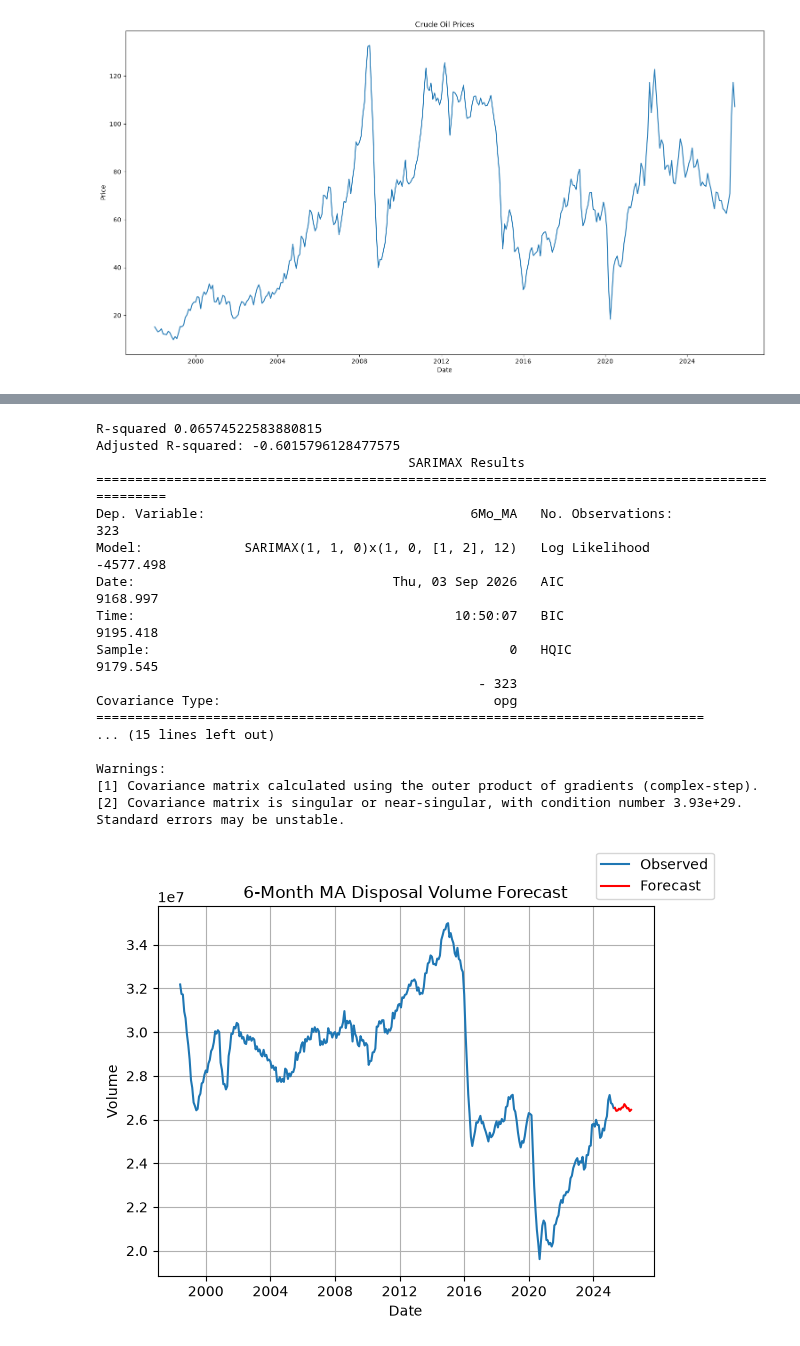
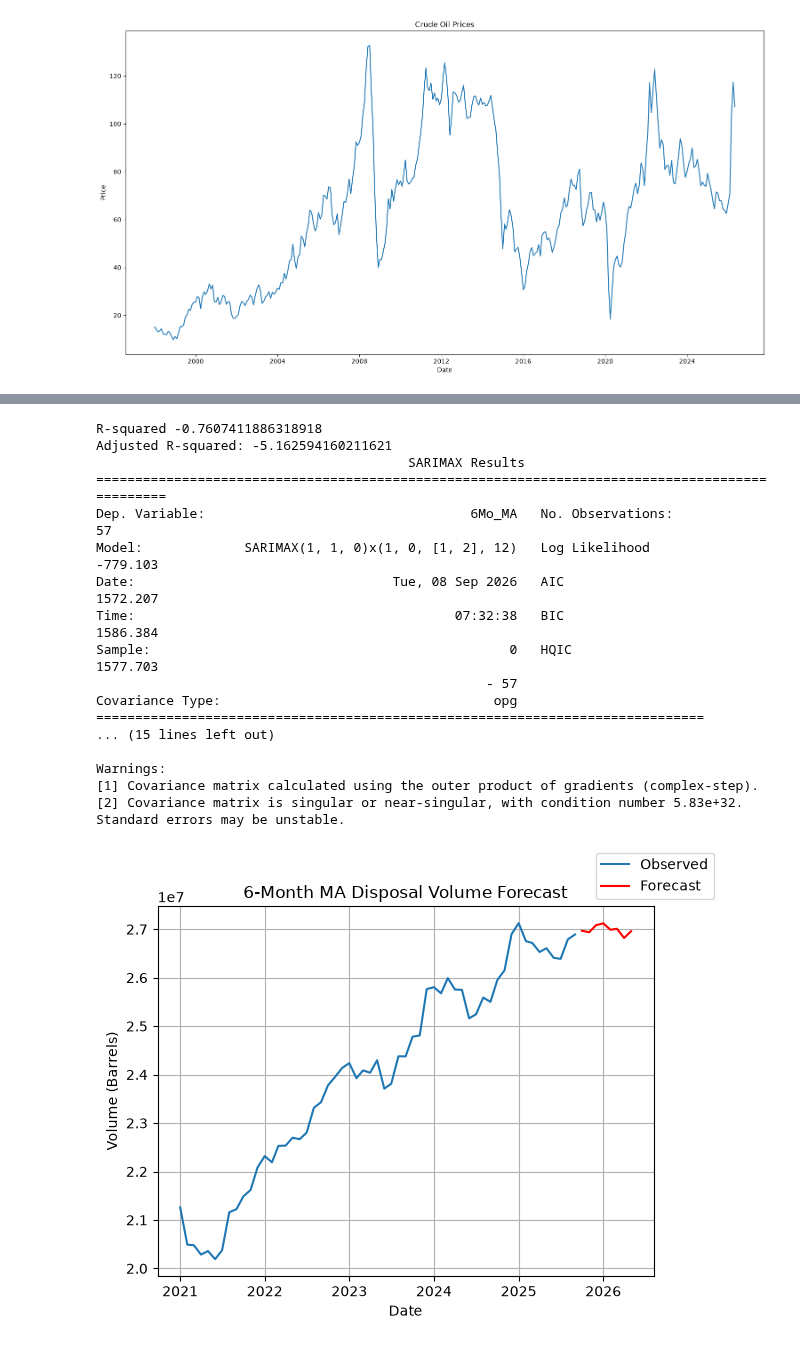
Before and after one commit to L0GN82/SARIMA, a Jupyter notebook: SARIMA with EXO.ipynb, the cells around one changed output, grey strips where cells are left out. Saved outputs shown, nothing was run; the diff lists cells and outputs as text; code cells hidden in the pictures.

```diff
--- a/SARIMA with EXO.ipynb
+++ b/SARIMA with EXO.ipynb
@@ -797,11 +1183,11 @@ mask = (monthly_water_vols['Date'] >= '1998-01-01') & (monthly_water_vols['Date'
 subset = monthly_water_vols[mask]
 
 #Assigning Training data set
-training_mask = (subset['Date'] >= '1998-01-01') & (subset['Date'] <= '2025-04-01')
+training_mask = (subset['Date'] >= '2021-01-01') & (subset['Date'] <= '2025-09-01')
 training = subset[training_mask]
 
 #Assigning Validation data
-validation_mask = (subset['Date'] >= '2025-05-01') & (subset['Date'] <= '2026-05-01')
+validation_mask = (subset['Date'] >= '2025-10-01') & (subset['Date'] <= '2026-05-01')
 validation = subset[validation_mask]
 
 #SARIMAX model takes in the training data with two exogenous variables
@@ -813,41 +1199,41 @@ model = SARIMAX(
     seasonal_order = (1,0,2,12)
 
 )
 results = model.fit()
 forecast_periods = len(validation)
 forecast = results.forecast(forecast_periods, exog = validation[['Barrels', 'Price']])
 r_squared = R_squared(validation['6Mo_MA'], forecast)
 adjusted = adj_R_squared(validation['6Mo_MA'], forecast, monthly_water_vols)
 
 print(f'R-squared {r_squared}')
 print(f'Adjusted R-squared: {adjusted}')
 print(results.summary())
 
 fig, ax = plt.subplots()
 ax.plot(training['Date'], training['6Mo_MA'], label='Observed')
 ax.plot(validation['Date'], forecast, label='Forecast', color='red')
 ax.set_title("6-Month MA Disposal Volume Forecast")
 ax.set_xlabel("Date")
-ax.set_ylabel("Volume")
+ax.set_ylabel("Volume (Barrels)")
 ax.grid()
 fig.legend()
 fig.show()
 # %% [output]
-R-squared 0.06574522583880815
-Adjusted R-squared: -0.6015796128477575
+R-squared -0.7607411886318918
+Adjusted R-squared: -5.162594160211621
                                         SARIMAX Results
 ===============================================================================================
-Dep. Variable:                                  6Mo_MA   No. Observations:                  323
-Model:             SARIMAX(1, 1, 0)x(1, 0, [1, 2], 12)   Log Likelihood               -4577.498
-Date:                                 Thu, 03 Sep 2026   AIC                           9168.997
-Time:                                         10:50:07   BIC                           9195.418
-Sample:                                              0   HQIC                          9179.545
-                                                 - 323
+Dep. Variable:                                  6Mo_MA   No. Observations:                   57
+Model:             SARIMAX(1, 1, 0)x(1, 0, [1, 2], 12)   Log Likelihood                -779.103
+Date:                                 Tue, 08 Sep 2026   AIC                           1572.207
+Time:                                         07:32:38   BIC                           1586.384
+Sample:                                              0   HQIC                          1577.703
+                                                  - 57
 Covariance Type:                                   opg
 ==============================================================================
 ... (15 lines left out)
 
 Warnings:
 [1] Covariance matrix calculated using the outer product of gradients (complex-step).
-[2] Covariance matrix is singular or near-singular, with condition number 3.93e+29. Standard errors may be unstable.
+[2] Covariance matrix is singular or near-singular, with condition number 5.83e+32. Standard errors may be unstable.
-[figure, old version]
+[figure, new version]
```
Also changed, not shown: parts of 14 cells of this notebook, 4 other files.
